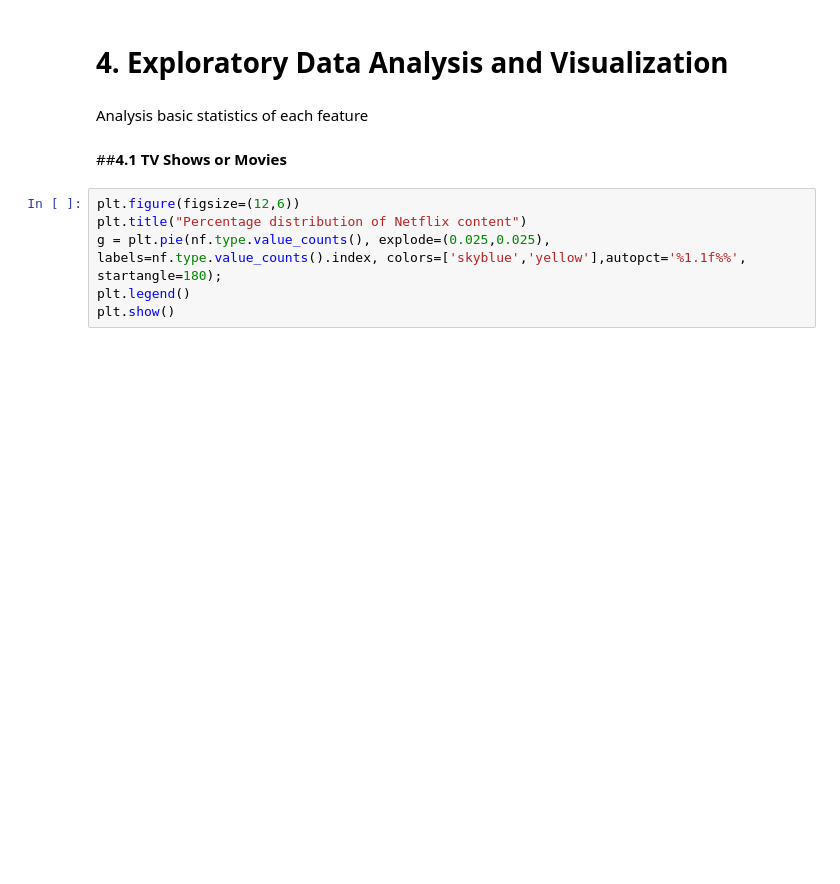
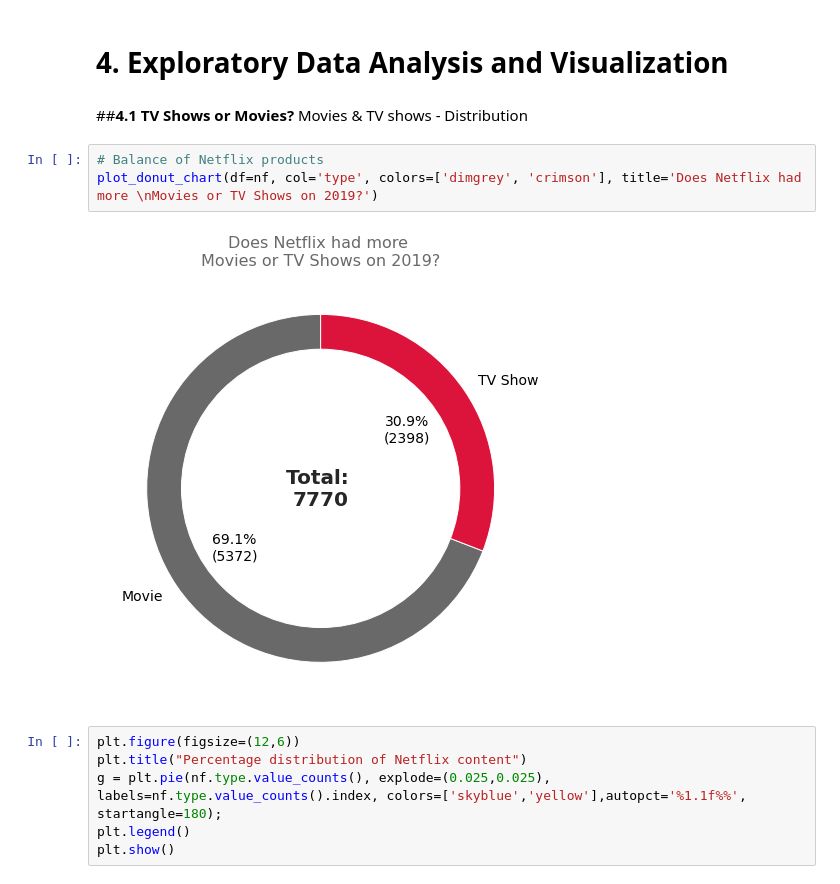
Before and after one commit to Harisha-AlmaBetter/NETFLIX-MOVIES-AND-TV-SHOWS-CLUSTERING, a Jupyter notebook: NETFLIX_MOVIES_AND_TV_SHOWS_CLUSTERING.ipynb, the cells around one changed output. Drawn from its saved outputs; the diff is of its cells as text; blank space fills up the shorter version.

```diff
--- a/NETFLIX_MOVIES_AND_TV_SHOWS_CLUSTERING.ipynb
+++ b/NETFLIX_MOVIES_AND_TV_SHOWS_CLUSTERING.ipynb
@@ -562,10 +468,14 @@ nf_shows.head()
 | 16 | s17 | TV Show | Feb-09 | No Director | Shahd El Yaseen, Shaila Sabt, Hal... | Country Unavailable | March 20, 2019 | 2018 | Teens | 1 | ... |
 # %% [markdown]
 # **4. Exploratory Data Analysis and Visualization**
-# %% [markdown]
-Analysis basic statistics of each feature
 # %% [markdown]
-##**4.1 TV Shows or Movies**
+##**4.1 TV Shows or Movies?**
+Movies & TV shows - Distribution
+# %%
+# Balance of Netflix products
+plot_donut_chart(df=nf, col='type', colors=['dimgrey', 'crimson'], title='Does Netflix had more \nMovies or TV Shows on 2019?')
+# %% [output]
+[figure, added]
 # %%
 plt.figure(figsize=(12,6))
 plt.title("Percentage distribution of Netflix content")
```
Also changed, not shown: parts of 83 cells of this notebook.
